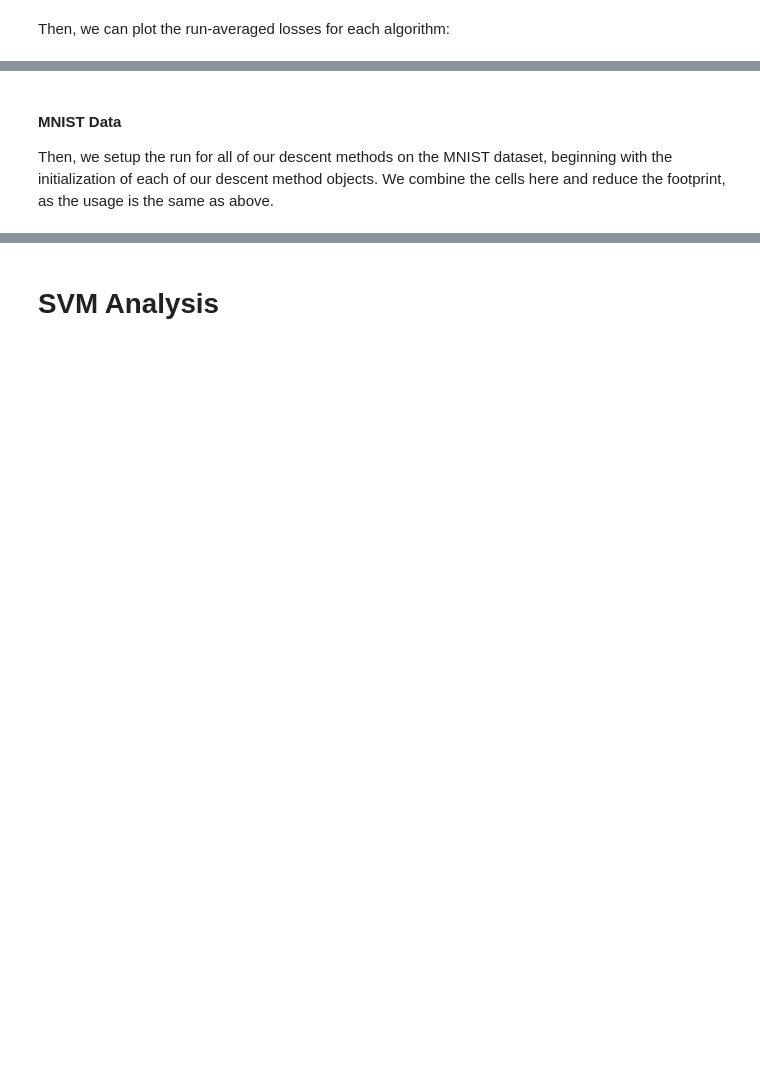
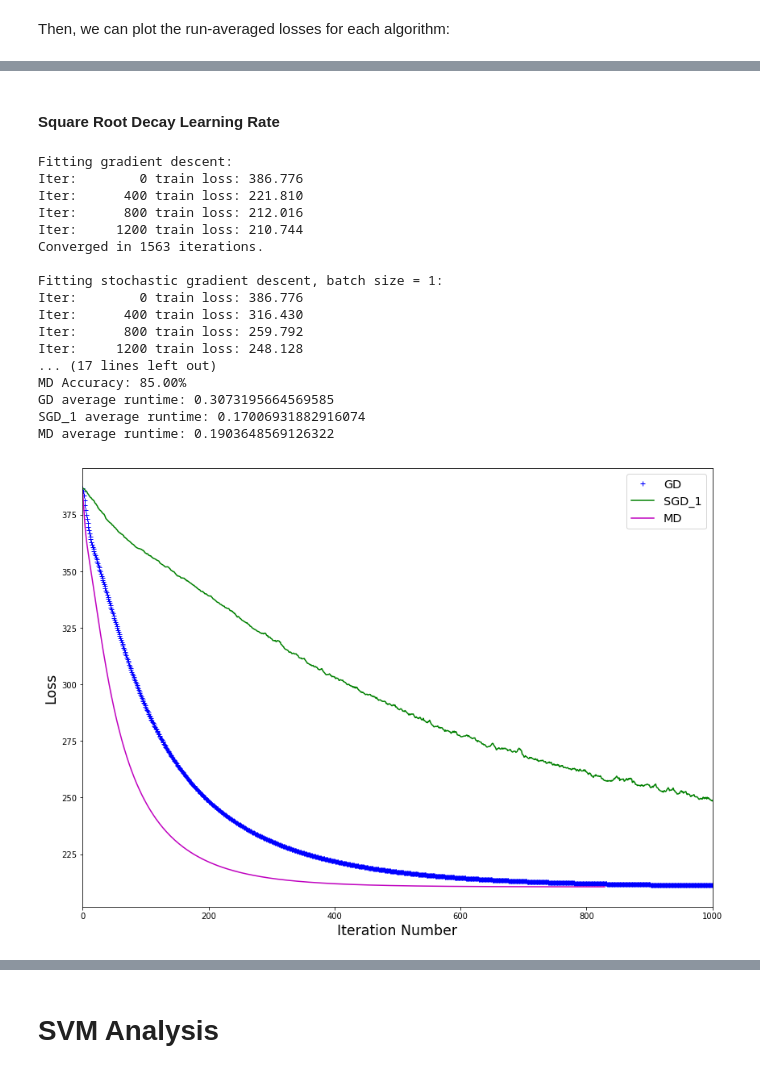
Before and after one commit to pklinkmueller/mlo_final_project, a Jupyter notebook: Logistic_Regression_Analysis.ipynb, the cells around one changed output, grey strips where cells are left out. Saved outputs shown, nothing was run; the diff lists cells and outputs as text; code cells hidden in the pictures; blank space fills up the shorter version.

```diff
--- a/Logistic_Regression_Analysis.ipynb
+++ b/Logistic_Regression_Analysis.ipynb
@@ -413,35 +335,58 @@ plot_dynamic_losses(wbc_gd_loss, wbc_sgd_1_loss, wbc_md_loss)
+# %% [markdown]
+#### Square Root Decay Learning Rate
 # %%
 # initialize our learning rate object
-# lr_gd = ExpDecayRate(0.1, 0.001)
-# lr_sgd = ExpDecayRate(0.01, 0.001)
-# lr_md = ExpDecayRate(0.1, 0.001)
 lr_gd = SqrtDecayRate(0.001,1)
 lr_sgd = SqrtDecayRate(0.0001,1)
 lr_md = SqrtDecayRate(0.001,1)
+
 # initialize our descent methods
 gd = GradientDescent()
 sgd_1 = GradientDescent()
 md = MirrorDescent()
+
 # initialize logistic regression models
-gd_log = LogisticRegression(gd, lr_gd, 2000, wbc_n, rel_conv)
-sgd_1_log = LogisticRegression(sgd_1, lr_sgd, 2000, 1, rel_conv)
+gd_log = LogisticRegression(gd, lr_gd, 4000, wbc_n, rel_conv)
+sgd_1_log = LogisticRegression(sgd_1, lr_sgd, 4000, 1, rel_conv)
 md_log = LogisticRegression(md, lr_md, 2000, wbc_n, rel_conv)
+
 # fit the models...
 print('Fitting gradient descent:')
-wbc_gd_loss = gd_log.fit(wbc_X_train, wbc_y_train)
+gd_loss, gd_time = gd_log.fit(wbc_X_train, wbc_y_train, True)
 print('\nFitting stochastic gradient descent, batch size = 1:')
-wbc_sgd_1_loss = sgd_1_log.fit(wbc_X_train, wbc_y_train)
+sgd_1_loss, sgd_1_time = sgd_1_log.fit(wbc_X_train, wbc_y_train, True)
 print('\nFitting mirror descent:')
-wbc_md_loss = md_log.fit(wbc_X_train, wbc_y_train)
+md_loss, md_time = md_log.fit(wbc_X_train, wbc_y_train, True)
+
 # print the test accuracies for each model
 acc = check_accuracy(gd_log, wbc_X_test, wbc_y_test)
 print("\n\nGD Accuracy: {0:.2f}%".format(acc * 100))
 acc = check_accuracy(sgd_1_log, wbc_X_test, wbc_y_test)
 print("SGD 1 Accuracy: {0:.2f}%".format(acc * 100))
 acc = check_accuracy(md_log, wbc_X_test, wbc_y_test)
 print("MD Accuracy: {0:.2f}%".format(acc * 100))
+
+# run all model fits 99 more times for loss plotting
+gd_loss, sgd_1_loss, md_loss = logreg_wbc_sqrt_runs(gd_loss, sgd_1_loss, md_loss, wbc_n, wbc_X_train, wbc_y_train)
+
 # plot the loss convergences for each model
-plot_dynamic_losses(wbc_gd_loss, wbc_sgd_1_loss, wbc_md_loss)
+plot_dynamic_losses(gd_loss, sgd_1_loss, md_loss, 2000)
+# %% [output]
+Fitting gradient descent:
+Iter:        0 train loss: 386.776
+Iter:      400 train loss: 221.810
+Iter:      800 train loss: 212.016
+Iter:     1200 train loss: 210.744
+Converged in 1563 iterations.
+
+Fitting stochastic gradient descent, batch size = 1:
+Iter:        0 train loss: 386.776
+Iter:      400 train loss: 316.430
+Iter:      800 train loss: 259.792
+Iter:     1200 train loss: 248.128
+... (17 lines left out)
+MD Accuracy: 85.00%
+GD average runtime: 0.3073195664569585
+SGD_1 average runtime: 0.17006931882916074
+MD average runtime: 0.1903648569126322
+[figure, added]
-# %% [markdown]
-#### MNIST Data
-Then, we setup the run for all of our descent methods on the MNIST dataset, beginning with the initialization of each of our descent method objects. We combine the cells here and reduce the footprint, as the usage is the same as above.
```
Also changed, not shown: parts of 73 cells of this notebook, 3 other files.
